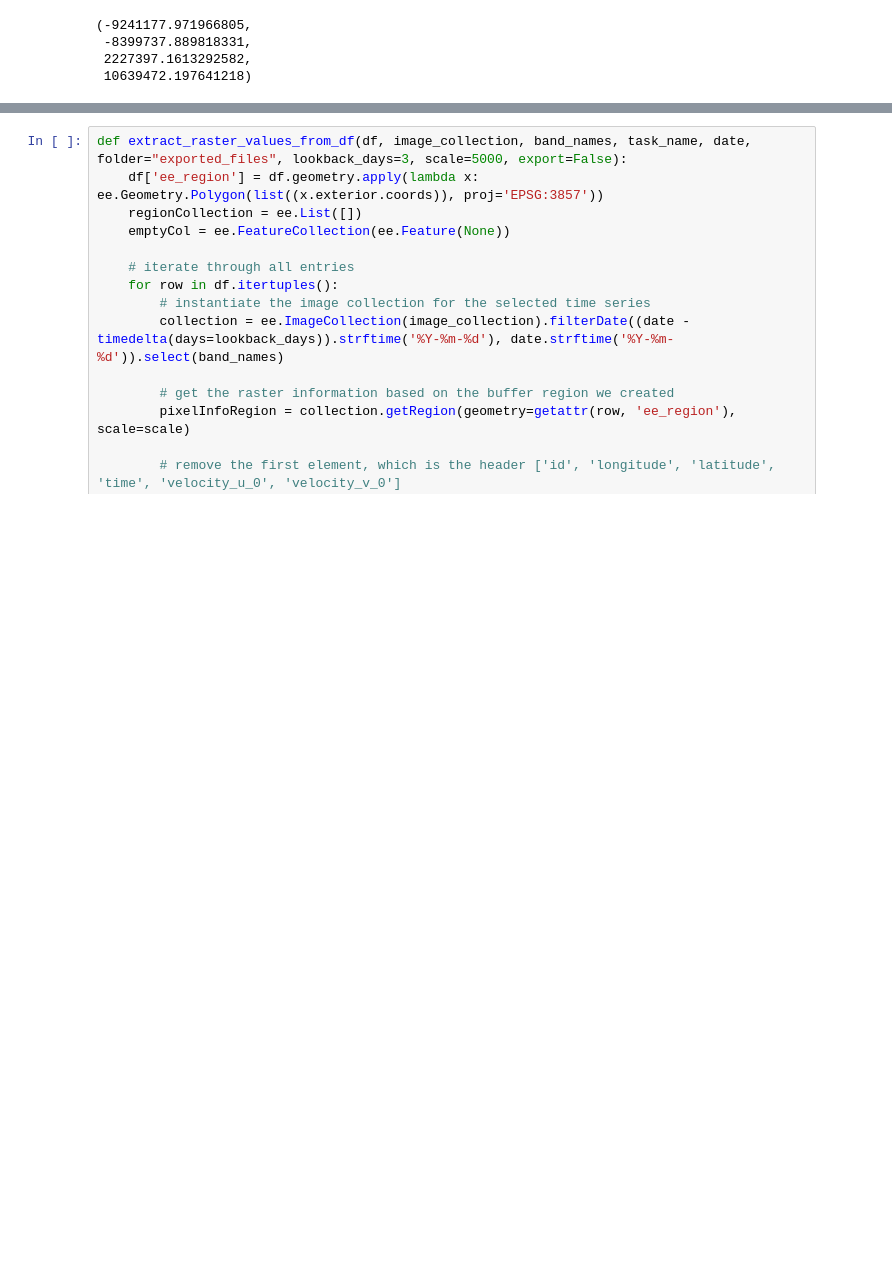
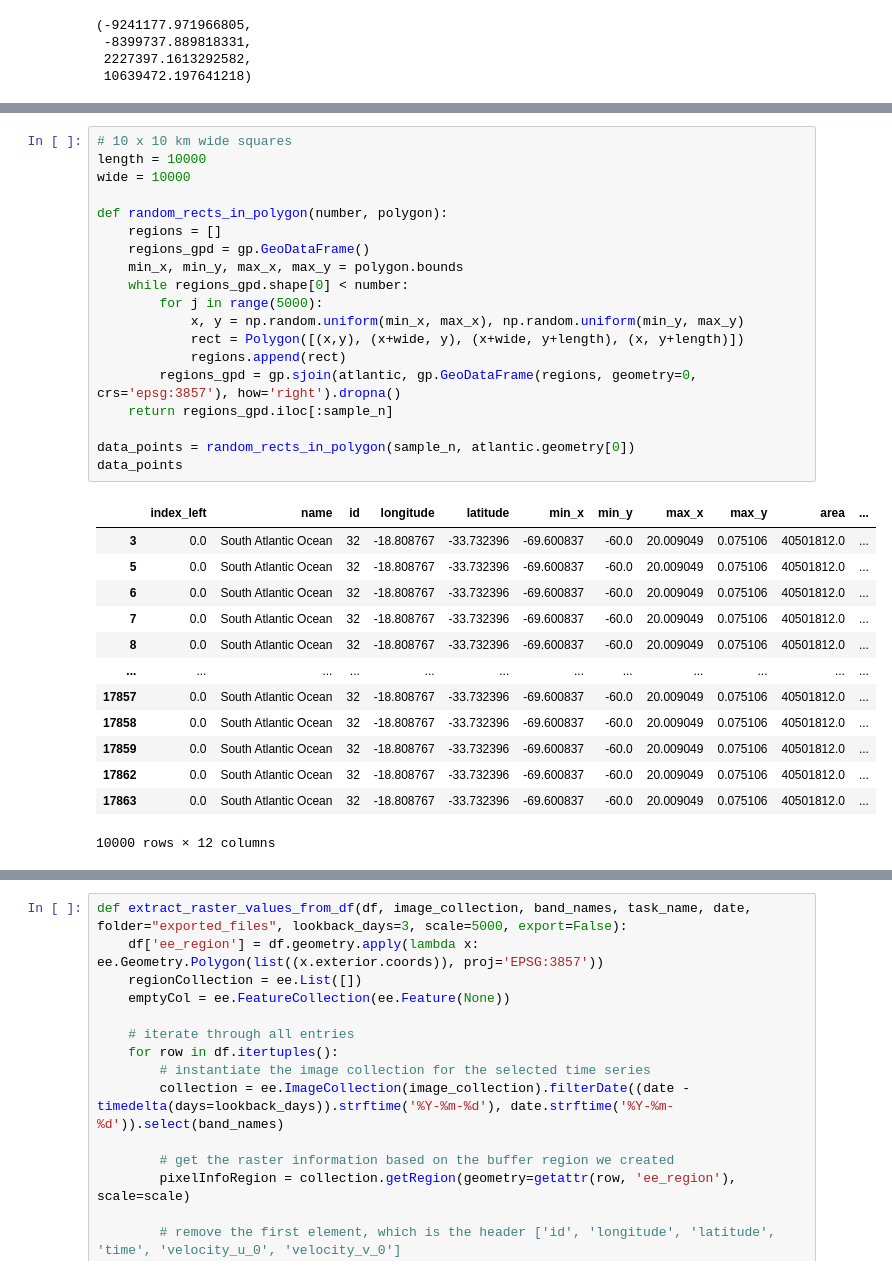
Before and after one commit to jun-lsh/splash-awards-22, a Jupyter notebook: model/get_world_data.ipynb, the cells around one changed output, grey strips where cells are left out. Saved outputs shown, nothing was run; the diff lists cells and outputs as text; blank space fills up the shorter version.

```diff
--- a/model/data/get_world_data.ipynb
+++ b/model/get_world_data.ipynb
@@ -104,0 +75,33 @@ data_points
+# %%
+# 10 x 10 km wide squares
+length = 10000
+wide = 10000
+
+def random_rects_in_polygon(number, polygon):
+    regions = []
+    regions_gpd = gp.GeoDataFrame()
+    min_x, min_y, max_x, max_y = polygon.bounds
+    while regions_gpd.shape[0] < number:
+        for j in range(5000):
+            x, y = np.random.uniform(min_x, max_x), np.random.uniform(min_y, max_y)
+            rect = Polygon([(x,y), (x+wide, y), (x+wide, y+length), (x, y+length)])
+            regions.append(rect)
+        regions_gpd = gp.sjoin(atlantic, gp.GeoDataFrame(regions, geometry=0, crs='epsg:3857'), how='right').dropna()
+    return regions_gpd.iloc[:sample_n]
+
+data_points = random_rects_in_polygon(sample_n, atlantic.geometry[0])
+data_points
+# %% [output]
+|  | index_left | name | id | longitude | latitude | min_x | min_y | max_x | max_y | area | ... |
+| 3 | 0.0 | South Atlantic Ocean | 32 | -18.808767 | -33.732396 | -69.600837 | -60.0 | 20.009049 | 0.075106 | 40501812.0 | ... |
+| 5 | 0.0 | South Atlantic Ocean | 32 | -18.808767 | -33.732396 | -69.600837 | -60.0 | 20.009049 | 0.075106 | 40501812.0 | ... |
+| 6 | 0.0 | South Atlantic Ocean | 32 | -18.808767 | -33.732396 | -69.600837 | -60.0 | 20.009049 | 0.075106 | 40501812.0 | ... |
+| 7 | 0.0 | South Atlantic Ocean | 32 | -18.808767 | -33.732396 | -69.600837 | -60.0 | 20.009049 | 0.075106 | 40501812.0 | ... |
+| 8 | 0.0 | South Atlantic Ocean | 32 | -18.808767 | -33.732396 | -69.600837 | -60.0 | 20.009049 | 0.075106 | 40501812.0 | ... |
+| ... | ... | ... | ... | ... | ... | ... | ... | ... | ... | ... | ... |
+| 17857 | 0.0 | South Atlantic Ocean | 32 | -18.808767 | -33.732396 | -69.600837 | -60.0 | 20.009049 | 0.075106 | 40501812.0 | ... |
+| 17858 | 0.0 | South Atlantic Ocean | 32 | -18.808767 | -33.732396 | -69.600837 | -60.0 | 20.009049 | 0.075106 | 40501812.0 | ... |
+| 17859 | 0.0 | South Atlantic Ocean | 32 | -18.808767 | -33.732396 | -69.600837 | -60.0 | 20.009049 | 0.075106 | 40501812.0 | ... |
+| 17862 | 0.0 | South Atlantic Ocean | 32 | -18.808767 | -33.732396 | -69.600837 | -60.0 | 20.009049 | 0.075106 | 40501812.0 | ... |
+| 17863 | 0.0 | South Atlantic Ocean | 32 | -18.808767 | -33.732396 | -69.600837 | -60.0 | 20.009049 | 0.075106 | 40501812.0 | ... |
+10000 rows × 12 columns
```
Also changed, not shown: parts of 28 cells of this notebook, 2 other files.
